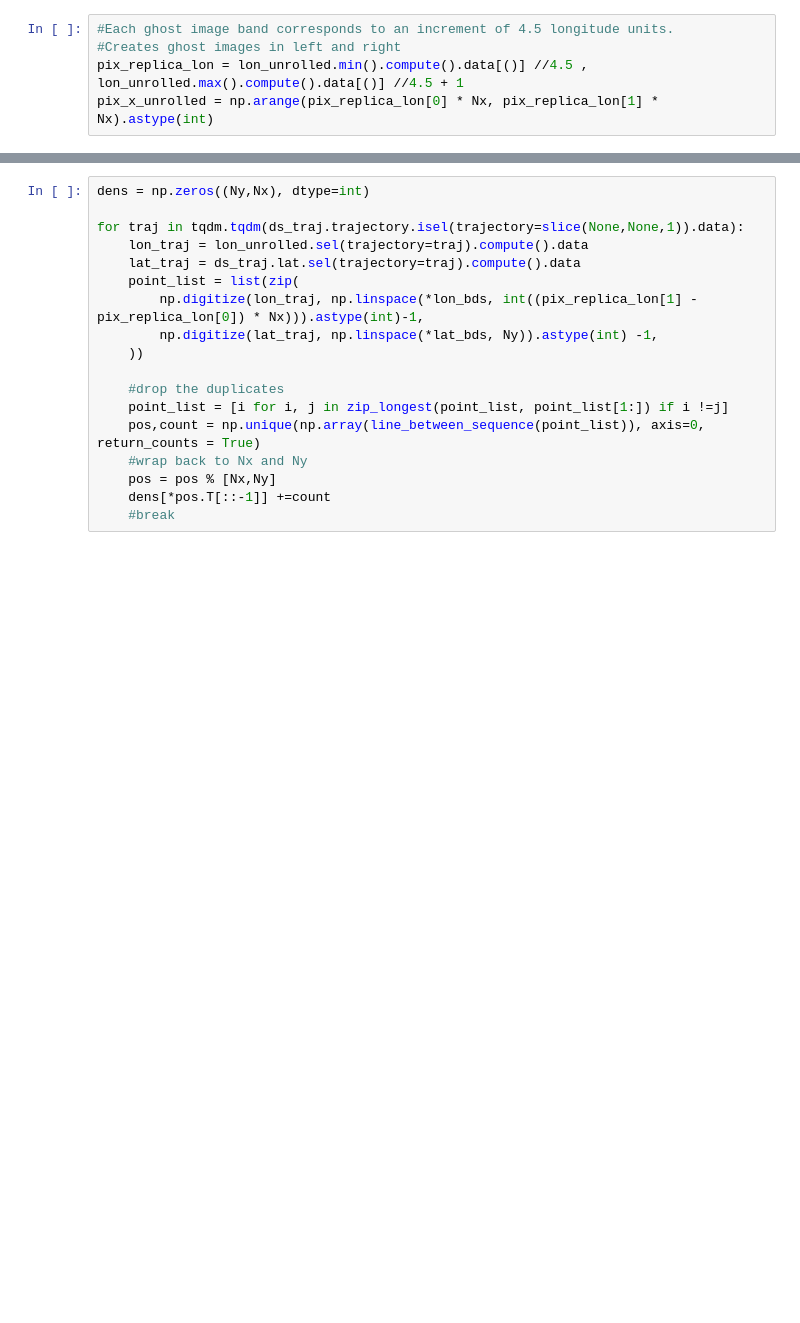
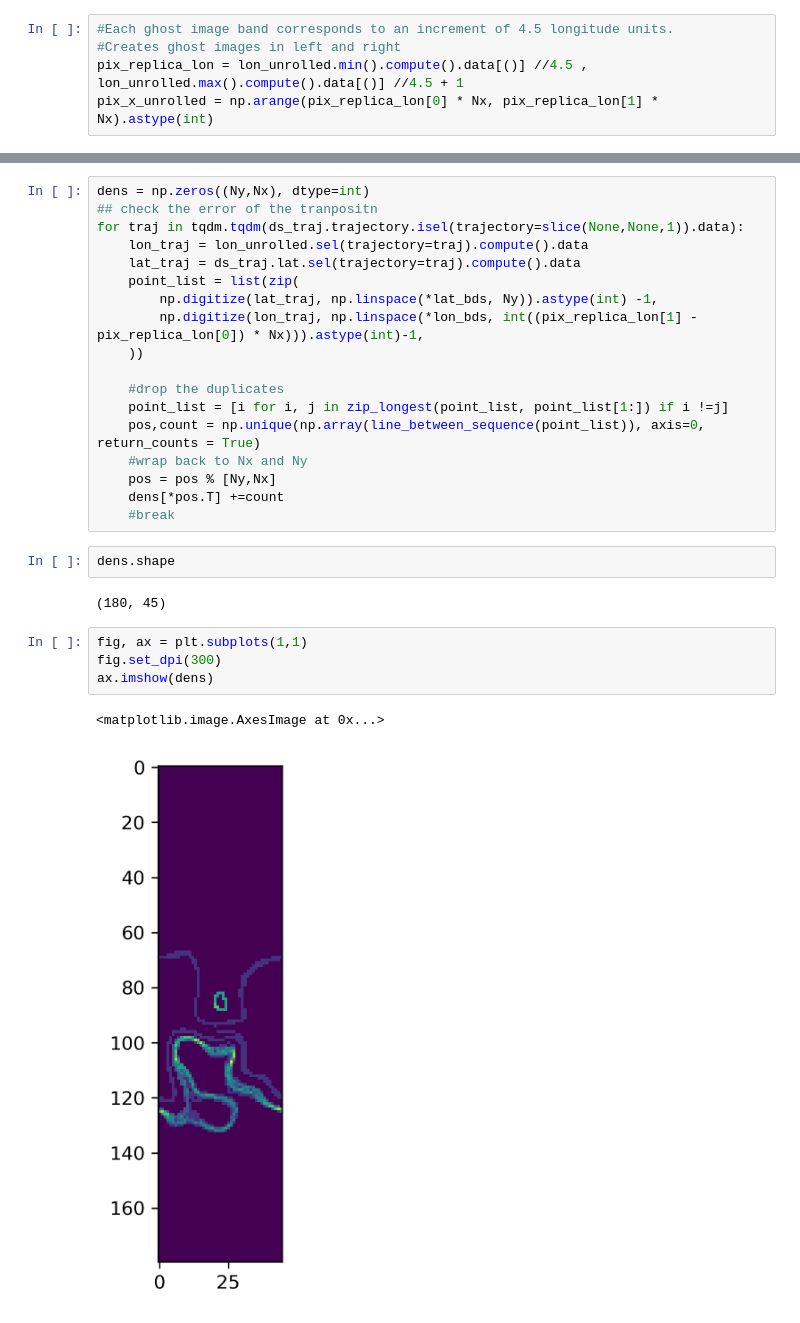
Before and after one commit to danliba/FESOMparcels_first, a Jupyter notebook: notebooks/3D_interp_FESOM.ipynb, the cells around one changed output, grey strips where cells are left out. Drawn from its saved outputs; the diff is of its cells as text; blank space fills up the shorter version.

```diff
--- a/notebooks/3D_interp_FESOM.ipynb
+++ b/notebooks/3D_interp_FESOM.ipynb
@@ -482,18 +510,29 @@ lon_bds, lat_bds
 # %%
 dens = np.zeros((Ny,Nx), dtype=int)
-
+## check the error of the tranpositn
 for traj in tqdm.tqdm(ds_traj.trajectory.isel(trajectory=slice(None,None,1)).data):
     lon_traj = lon_unrolled.sel(trajectory=traj).compute().data
     lat_traj = ds_traj.lat.sel(trajectory=traj).compute().data
     point_list = list(zip(
+        np.digitize(lat_traj, np.linspace(*lat_bds, Ny)).astype(int) -1,
         np.digitize(lon_traj, np.linspace(*lon_bds, int((pix_replica_lon[1] - pix_replica_lon[0]) * Nx))).astype(int)-1,
-        np.digitize(lat_traj, np.linspace(*lat_bds, Ny)).astype(int) -1,
     ))
 
     #drop the duplicates
     point_list = [i for i, j in zip_longest(point_list, point_list[1:]) if i !=j]
     pos,count = np.unique(np.array(line_between_sequence(point_list)), axis=0, return_counts = True)
     #wrap back to Nx and Ny
-    pos = pos % [Nx,Ny]
-    dens[*pos.T[::-1]] +=count
+    pos = pos % [Ny,Nx]
+    dens[*pos.T] +=count
     #break
+# %%
+dens.shape
+# %% [output]
+(180, 45)
+# %%
+fig, ax = plt.subplots(1,1)
+fig.set_dpi(300)
+ax.imshow(dens)
+# %% [output]
+<matplotlib.image.AxesImage at 0x...>
+[figure, added]
```
Also changed, not shown: parts of 30 cells of this notebook.
